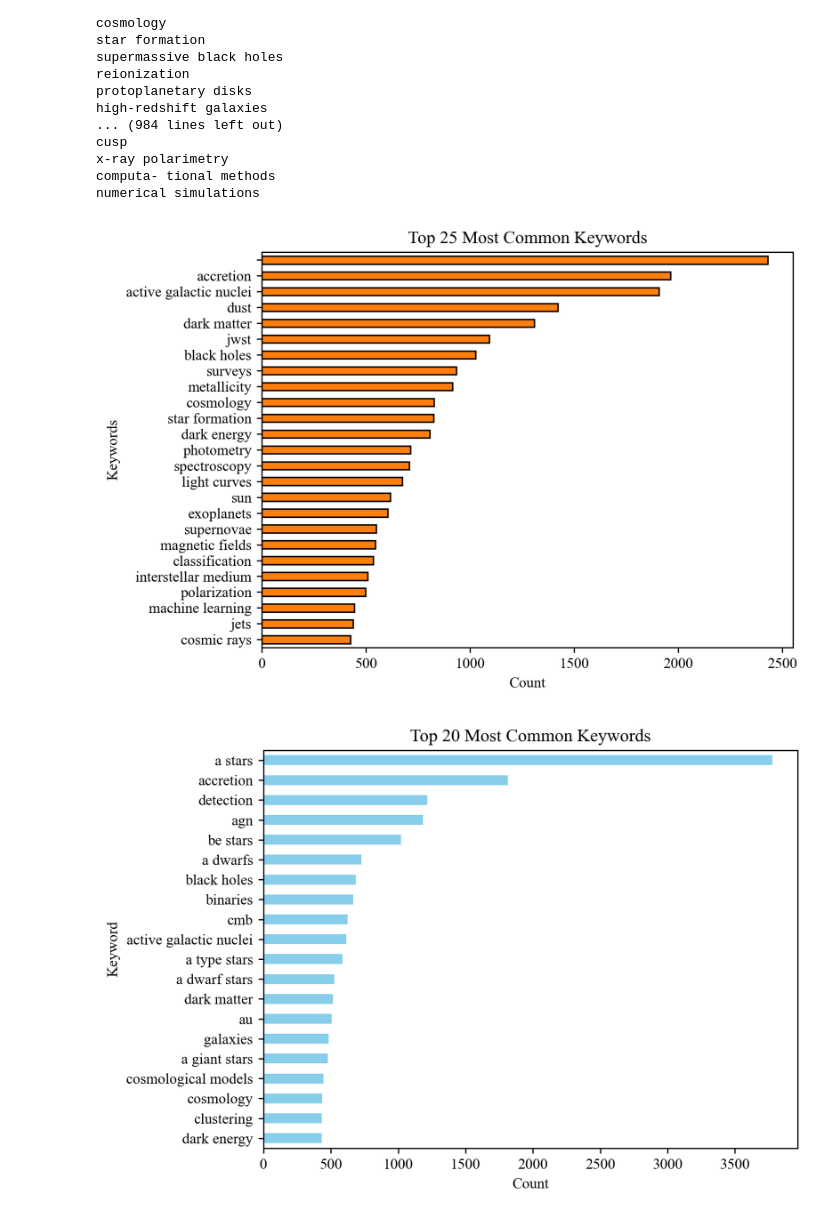
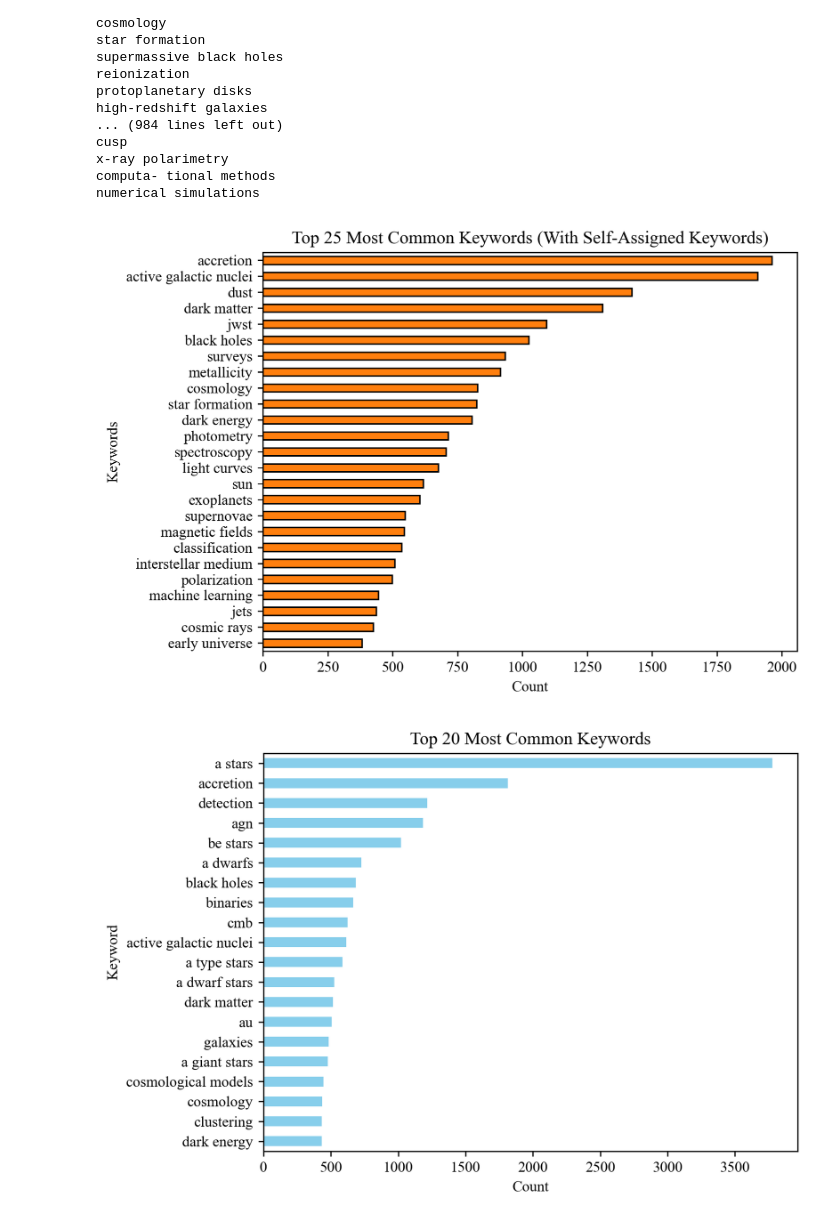
Before and after one commit to romms921/arXiver, a Jupyter notebook: keywords.ipynb, the cells around one changed output. Saved outputs shown, nothing was run; the diff lists cells and outputs as text; code cells hidden in the pictures.

Commit message:
keywords run

```diff
--- a/keywords.ipynb
+++ b/keywords.ipynb
@@ -170,22 +176,25 @@ replacement_dict = {
 
 for short_form, full_form in replacement_dict.items():
     data['smart_keywords_2'] = data['smart_keywords_2'].str.replace(rf'\b{short_form}\b', full_form, regex=True)
+# %%
+# Remove empty smart keywords
+data['smart_keywords_2'] = data['smart_keywords_2'].replace('', np.nan)
 # %%
 # Most common keywords
 all_keywords = []
 for keywords in data['smart_keywords_2'].dropna():
     all_keywords.extend([kw.strip().lower() for kw in keywords.split(',')])
 keyword_counts = Counter(all_keywords)
 common_keywords = keyword_counts.most_common(25)
 common_keywords_df = pd.DataFrame(common_keywords, columns=['Keyword', 'Count'])
 common_keywords_df.plot(kind='barh', x='Keyword', y='Count', legend=False, color='tab:orange', edgecolor='black')
-plt.title('Top 25 Most Common Keywords')
+plt.title('Top 25 Most Common Keywords (With Self-Assigned Keywords)')
 plt.xlabel('Count')
 plt.ylabel('Keywords')
 plt.gca().invert_yaxis()
 plt.show()
 # %% [output]
-[figure, old version]
+[figure, new version]
 # %%
 # Most common keywords
 all_keywords = []
```
Also changed, not shown: parts of 2 cells of this notebook, 1 other file.
